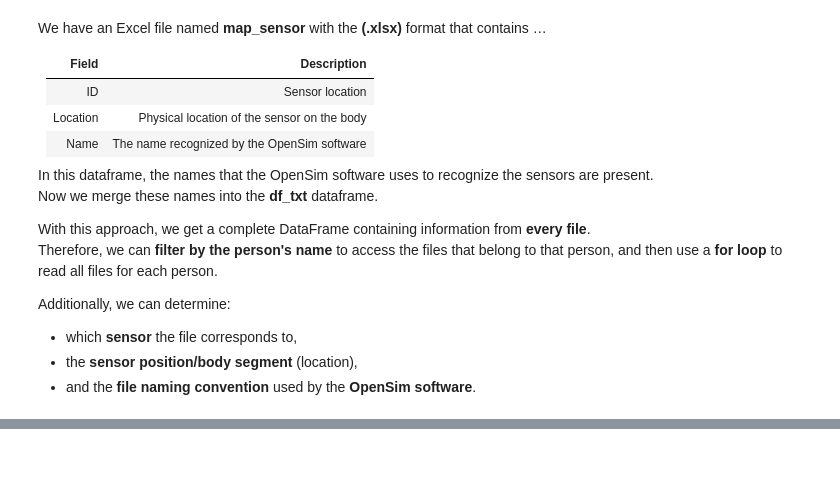
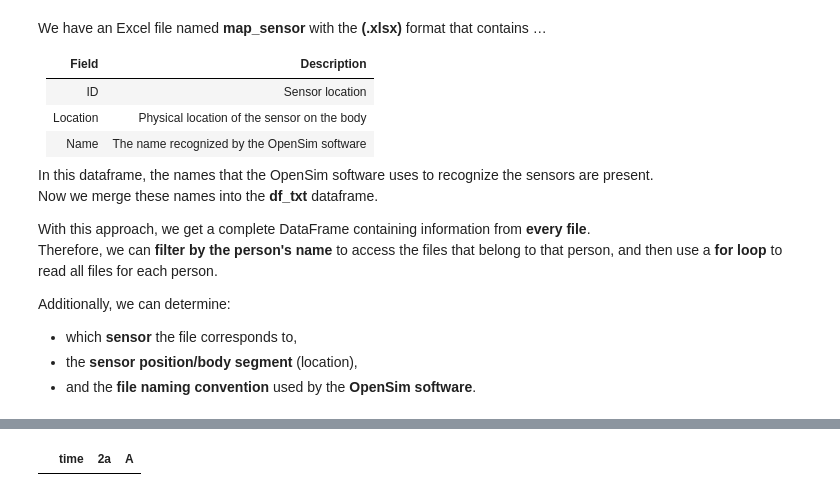
Before and after one commit to Mohsenmohebbi1993/Biomechanik, a Jupyter notebook: notebooks/5. IMU Analysis.ipynb, the cells around one changed output, grey strips where cells are left out. Cells and saved outputs as stored; diff of their text form; code cells hidden in the pictures; blank space fills up the shorter version.

Commit message:
read all data - Creat df from all data

```diff
--- a/notebooks/5. IMU Analysis.ipynb
+++ b/notebooks/5. IMU Analysis.ipynb
@@ -343,0 +364,7 @@ INFORMATION_TXT_FILE
+# %%
+df_all_data_txt = pd.DataFrame({"time":[]})
+v = 2
+df_all_data_txt[[f"{v}a","A"]]= 1
+df_all_data_txt
+# %% [output]
+|  | time | 2a | A |
```
Also changed, not shown: parts of 3 cells of this notebook.
